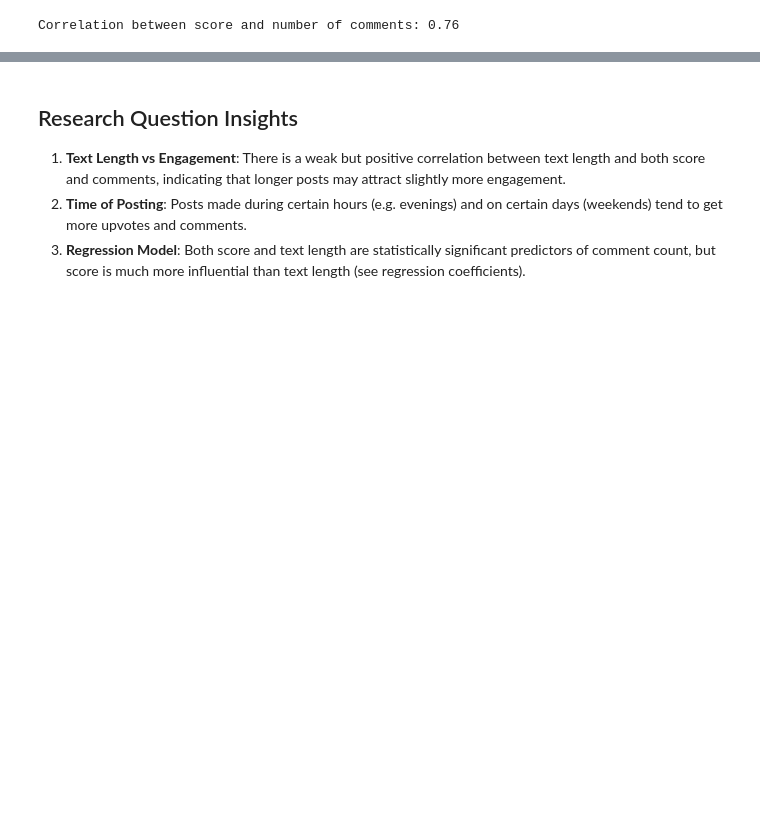
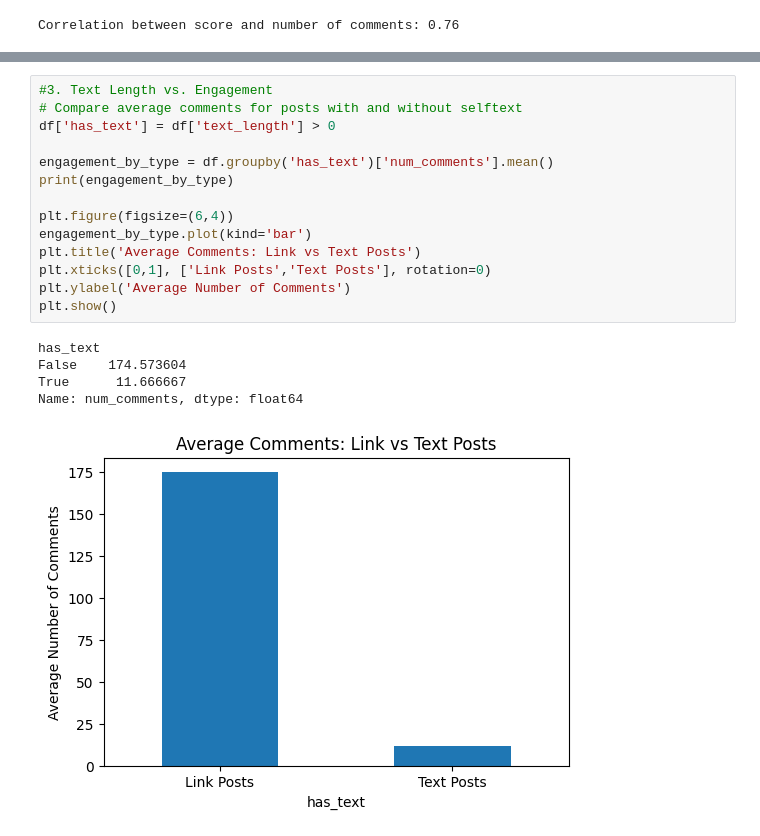
Before and after one commit to Shaoshuai-Li/Software-Development-for-Flower-Shop-Marketing-Records-Using-Python, a Jupyter notebook: Part2.ipynb, the cells around one changed output, grey strips where cells are left out. Drawn from its saved outputs; the diff is of its cells as text; blank space fills up the shorter version.

```diff
--- a/Part2.ipynb
+++ b/Part2.ipynb
@@ -337,5 +346,20 @@ Correlation between score and number of comments: 0.76
-# %% [markdown]
-## Research Question Insights
-1. **Text Length vs Engagement**: There is a weak but positive correlation between text length and both score and comments, indicating that longer posts may attract slightly more engagement.
-2. **Time of Posting**: Posts made during certain hours (e.g. evenings) and on certain days (weekends) tend to get more upvotes and comments.
-3. **Regression Model**: Both score and text length are statistically significant predictors of comment count, but score is much more influential than text length (see regression coefficients).
+# %%
+#3. Text Length vs. Engagement
+# Compare average comments for posts with and without selftext
+df['has_text'] = df['text_length'] > 0
+
+engagement_by_type = df.groupby('has_text')['num_comments'].mean()
+print(engagement_by_type)
+
+plt.figure(figsize=(6,4))
+engagement_by_type.plot(kind='bar')
+plt.title('Average Comments: Link vs Text Posts')
+plt.xticks([0,1], ['Link Posts','Text Posts'], rotation=0)
+plt.ylabel('Average Number of Comments')
+plt.show()
+# %% [output]
+has_text
+False    174.573604
+True      11.666667
+Name: num_comments, dtype: float64
+[figure, added]
```
Also changed, not shown: parts of 7 cells of this notebook.
